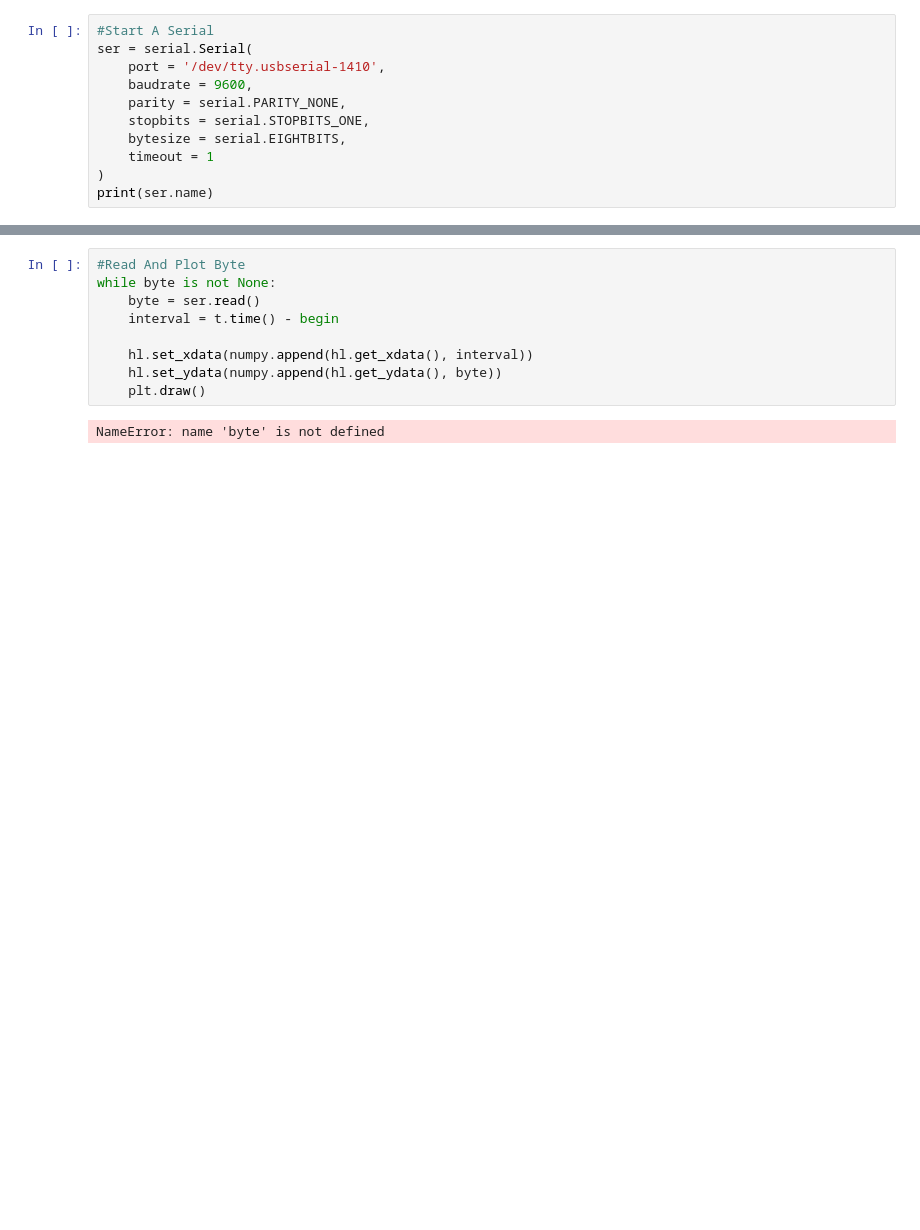
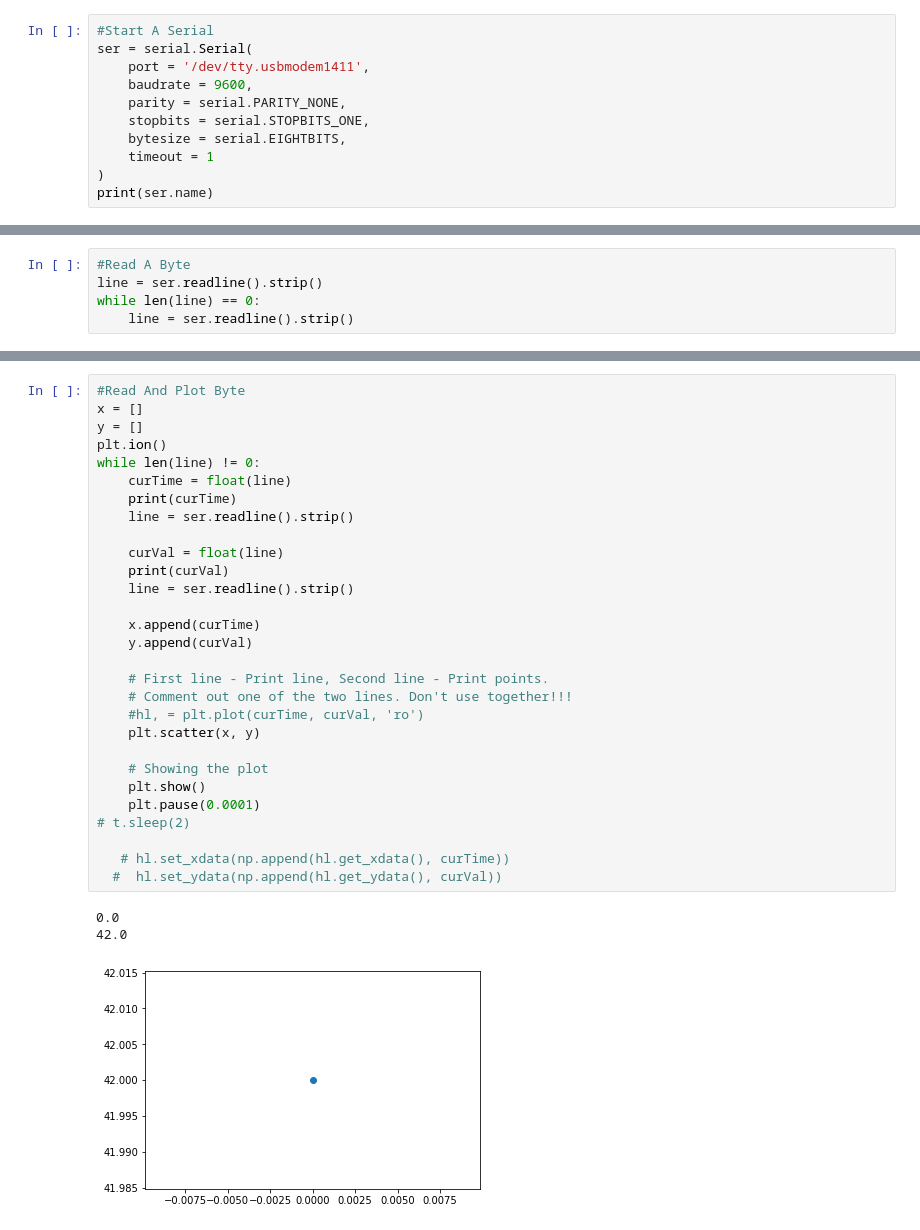
Before and after one commit to muh005/Micromouse, a Jupyter notebook: COM/COM.ipynb, the cells around one changed output, grey strips where cells are left out. Cells and saved outputs as stored; diff of their text form; blank space fills up the shorter version.

```diff
--- a/COM/COM.ipynb
+++ b/COM/COM.ipynb
@@ -14,7 +15,7 @@ import time as t
 # %%
 #Start A Serial
 ser = serial.Serial(
-    port = '/dev/tty.usbserial-1410',
+    port = '/dev/tty.usbmodem1411',
     baudrate = 9600,
     parity = serial.PARITY_NONE,
     stopbits = serial.STOPBITS_ONE,
@@ -34,2 +28,7 @@ NameError: name 'ser' is not defined
+# %%
+#Read A Byte
+line = ser.readline().strip()
+while len(line) == 0:
+    line = ser.readline().strip()
 # %%
 #Plot New Data
@@ -37,11 +36,33 @@ hl, = plt.plot([], [])
-# %%
-#Read And Plot Byte
-while byte is not None:
-    byte = ser.read()
-    interval = t.time() - begin
-
-    hl.set_xdata(numpy.append(hl.get_xdata(), interval))
-    hl.set_ydata(numpy.append(hl.get_ydata(), byte))
-    plt.draw()
-# %% [output]
-NameError: name 'byte' is not defined
+# %%
+#Read And Plot Byte
+x = []
+y = []
+plt.ion()
+while len(line) != 0:
+    curTime = float(line)
+    print(curTime)
+    line = ser.readline().strip()
+
+    curVal = float(line)
+    print(curVal)
+    line = ser.readline().strip()
+
+    x.append(curTime)
+    y.append(curVal)
+
+    # First line - Print line, Second line - Print points.
+    # Comment out one of the two lines. Don't use together!!!
+    #hl, = plt.plot(curTime, curVal, 'ro')
+    plt.scatter(x, y)
+
+    # Showing the plot
+    plt.show()
+    plt.pause(0.0001)
+# t.sleep(2)
+
+   # hl.set_xdata(np.append(hl.get_xdata(), curTime))
+  #  hl.set_ydata(np.append(hl.get_ydata(), curVal))
+# %% [output]
+0.0
+42.0
+[figure, added]
```
Also changed, not shown: parts of 7 cells of this notebook, 1 other file.
